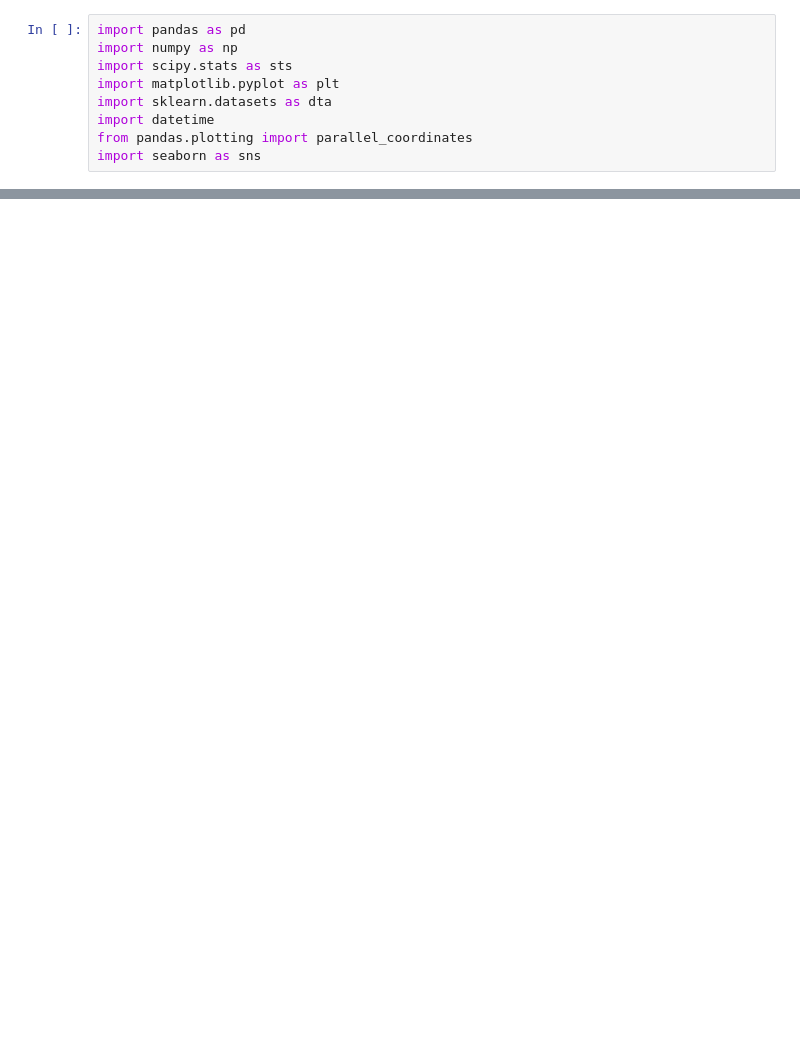
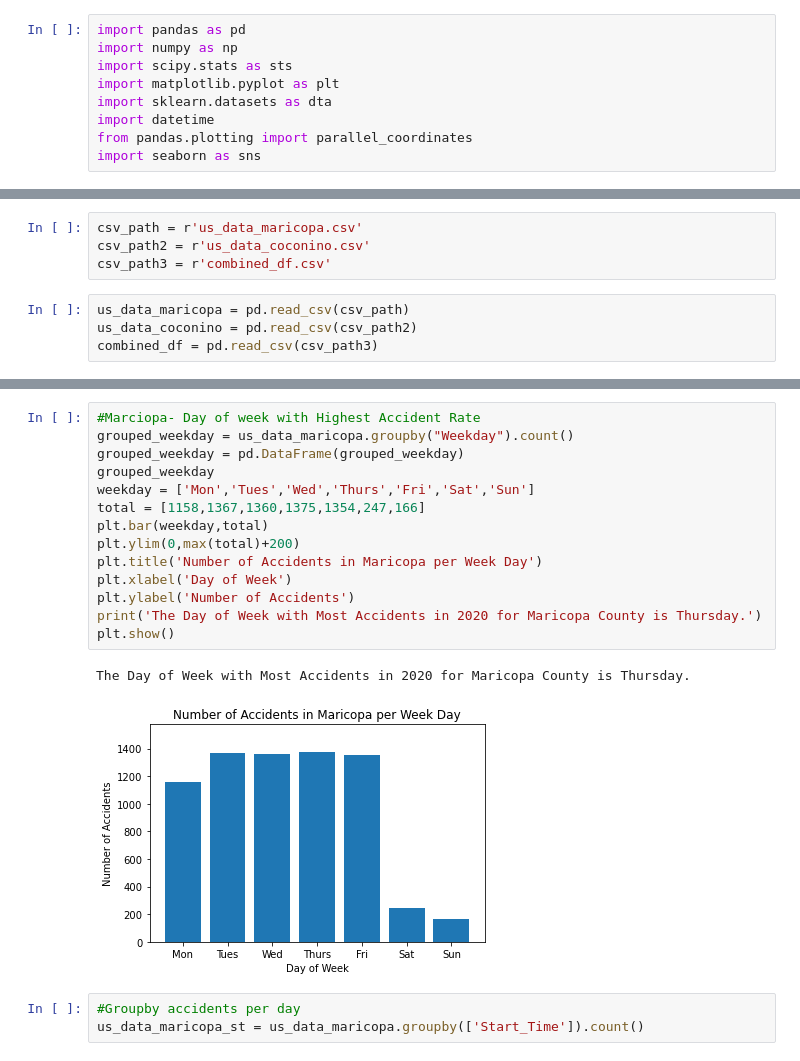
Before and after one commit to samantha8990/Project-1, a Jupyter notebook: Analysis.ipynb, the cells around one changed output, grey strips where cells are left out. Drawn from its saved outputs; the diff is of its cells as text; blank space fills up the shorter version.

```diff
--- a/Analysis.ipynb
+++ b/Analysis.ipynb
@@ -12,3 +10,11 @@ csv_path = r'Us_Accidents_Arizona_DEC20.csv'
+# %%
+csv_path = r'us_data_maricopa.csv'
+csv_path2 = r'us_data_coconino.csv'
+csv_path3 = r'combined_df.csv'
+# %%
+us_data_maricopa = pd.read_csv(csv_path)
+us_data_coconino = pd.read_csv(csv_path2)
+combined_df = pd.read_csv(csv_path3)
 # %%
 #Average Number of accidents per month/season
 #create a new column with if/then based on date to categorize into seasons
@@ -77,0 +135,20 @@ plt.show()
+# %%
+#Marciopa- Day of week with Highest Accident Rate
+grouped_weekday = us_data_maricopa.groupby("Weekday").count()
+grouped_weekday = pd.DataFrame(grouped_weekday)
+grouped_weekday
+weekday = ['Mon','Tues','Wed','Thurs','Fri','Sat','Sun']
+total = [1158,1367,1360,1375,1354,247,166]
+plt.bar(weekday,total)
+plt.ylim(0,max(total)+200)
+plt.title('Number of Accidents in Maricopa per Week Day')
+plt.xlabel('Day of Week')
+plt.ylabel('Number of Accidents')
+print('The Day of Week with Most Accidents in 2020 for Maricopa County is Thursday.')
+plt.show()
+# %% [output]
+The Day of Week with Most Accidents in 2020 for Maricopa County is Thursday.
+[figure, added]
+# %%
+#Groupby accidents per day
+us_data_maricopa_st = us_data_maricopa.groupby(['Start_Time']).count()
```
Also changed, not shown: parts of 14 cells of this notebook, 1 other file.
